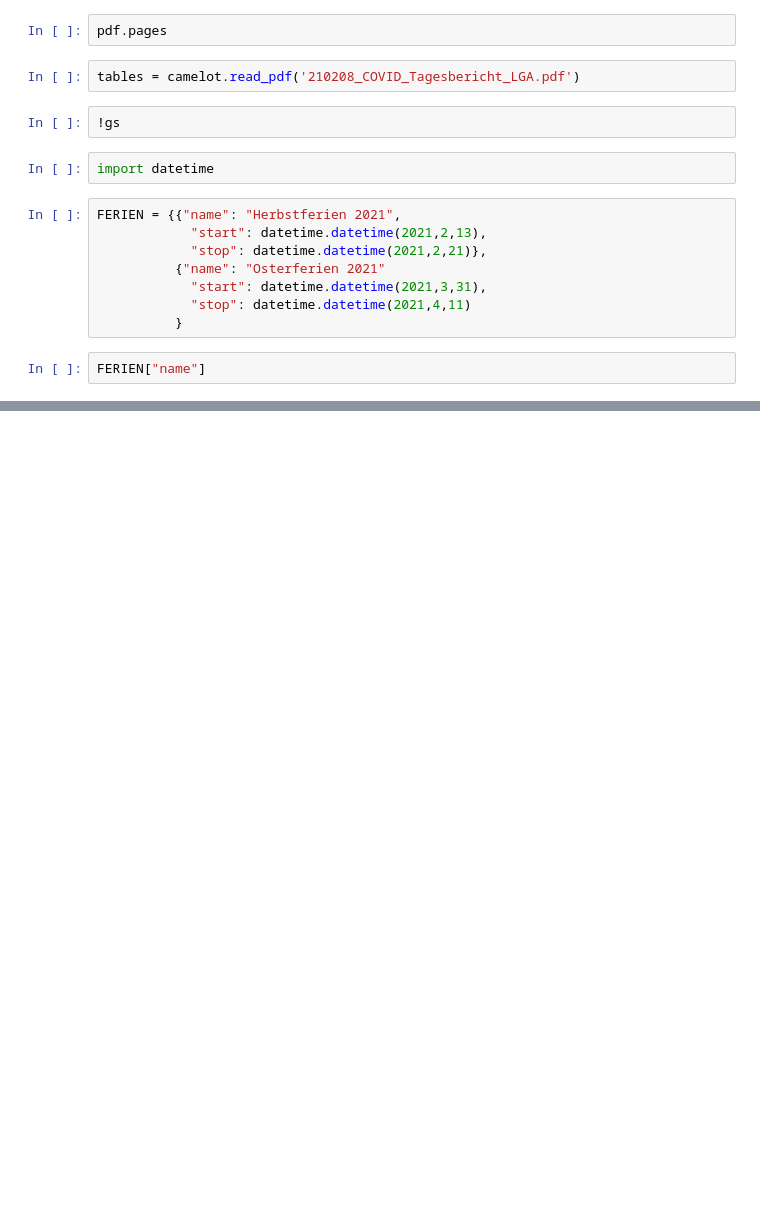
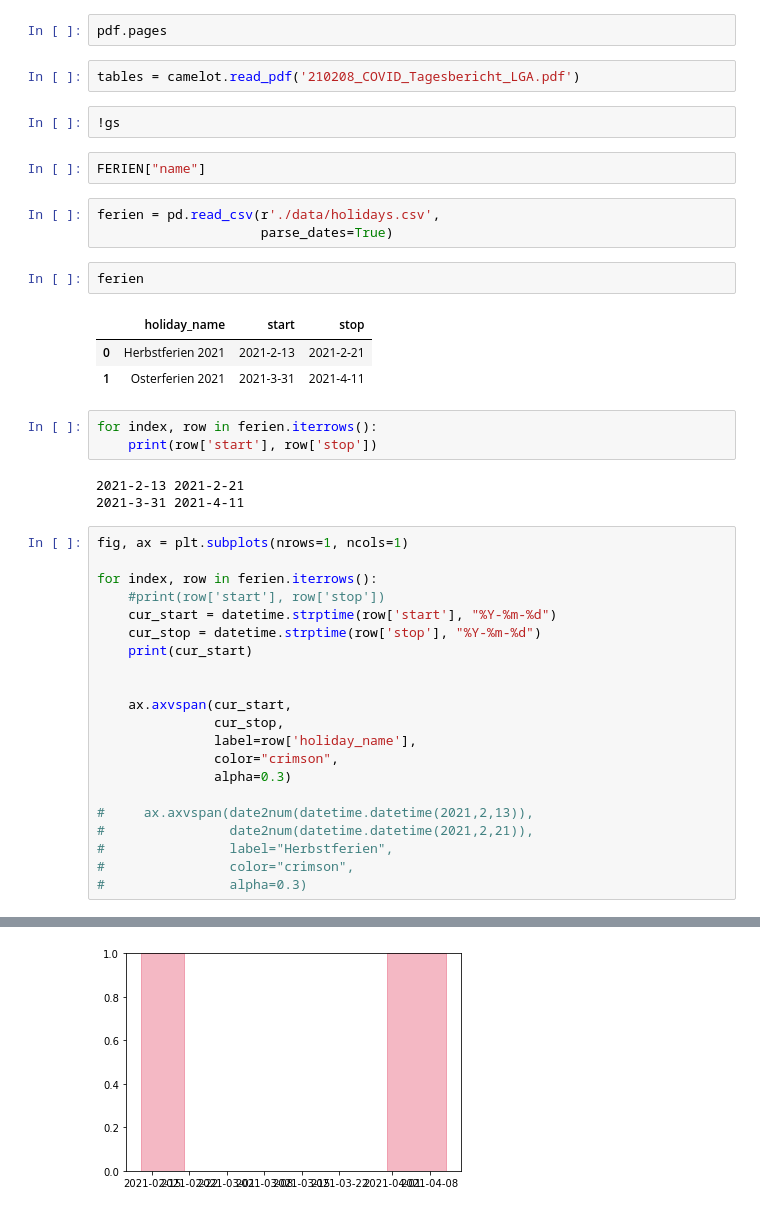
Before and after one commit to hydroclaus/corona_varianten_bw, a Jupyter notebook: new_variants_bw.ipynb, the cells around one changed output, grey strips where cells are left out. Drawn from its saved outputs; the diff is of its cells as text; blank space fills up the shorter version.

```diff
--- a/new_variants_bw.ipynb
+++ b/new_variants_bw.ipynb
@@ -355,15 +381,42 @@ pdf.pages
 tables = camelot.read_pdf('210208_COVID_Tagesbericht_LGA.pdf')
 # %%
 !gs
-# %%
-import datetime
-# %%
-FERIEN = {{"name": "Herbstferien 2021",
-            "start": datetime.datetime(2021,2,13),
-            "stop": datetime.datetime(2021,2,21)},
-          {"name": "Osterferien 2021"
-            "start": datetime.datetime(2021,3,31),
-            "stop": datetime.datetime(2021,4,11)
-          }
 # %%
 FERIEN["name"]
+# %%
+ferien = pd.read_csv(r'./data/holidays.csv',
+                     parse_dates=True)
+# %%
+ferien
+# %% [output]
+|  | holiday_name | start | stop |
+| 0 | Herbstferien 2021 | 2021-2-13 | 2021-2-21 |
+| 1 | Osterferien 2021 | 2021-3-31 | 2021-4-11 |
+# %%
+for index, row in ferien.iterrows():
+    print(row['start'], row['stop'])
+# %% [output]
+2021-2-13 2021-2-21
+2021-3-31 2021-4-11
+# %%
+fig, ax = plt.subplots(nrows=1, ncols=1)
+
+for index, row in ferien.iterrows():
+    #print(row['start'], row['stop'])
+    cur_start = datetime.strptime(row['start'], "%Y-%m-%d")
+    cur_stop = datetime.strptime(row['stop'], "%Y-%m-%d")
+    print(cur_start)
+
+
+    ax.axvspan(cur_start,
+               cur_stop,
+               label=row['holiday_name'],
+               color="crimson",
+               alpha=0.3)
+
+#     ax.axvspan(date2num(datetime.datetime(2021,2,13)),
+#                date2num(datetime.datetime(2021,2,21)),
+#                label="Herbstferien",
+#                color="crimson",
+#                alpha=0.3)
+# %% [output]
@@ -369,0 +427 @@ FERIEN["name"]
+[figure, added]
```
Also changed, not shown: parts of 7 cells of this notebook, 6 other files.
